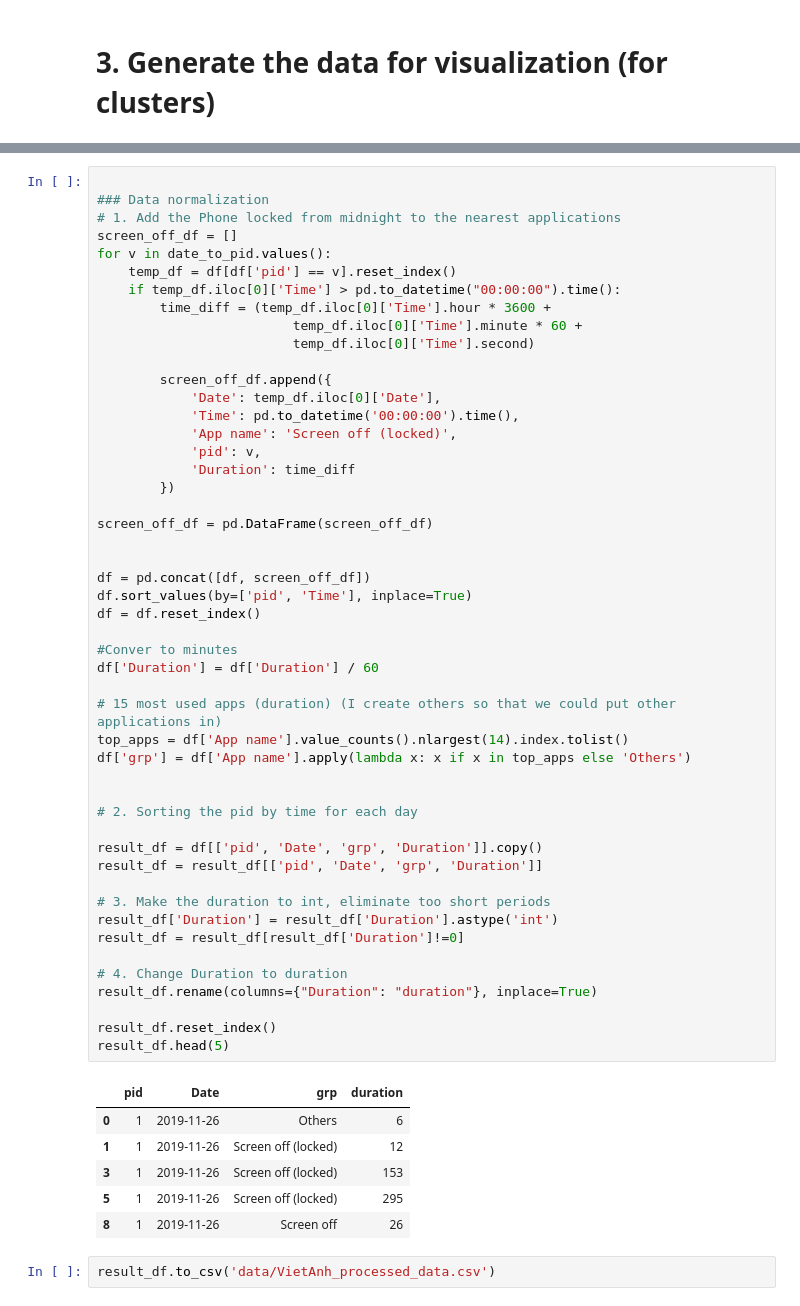
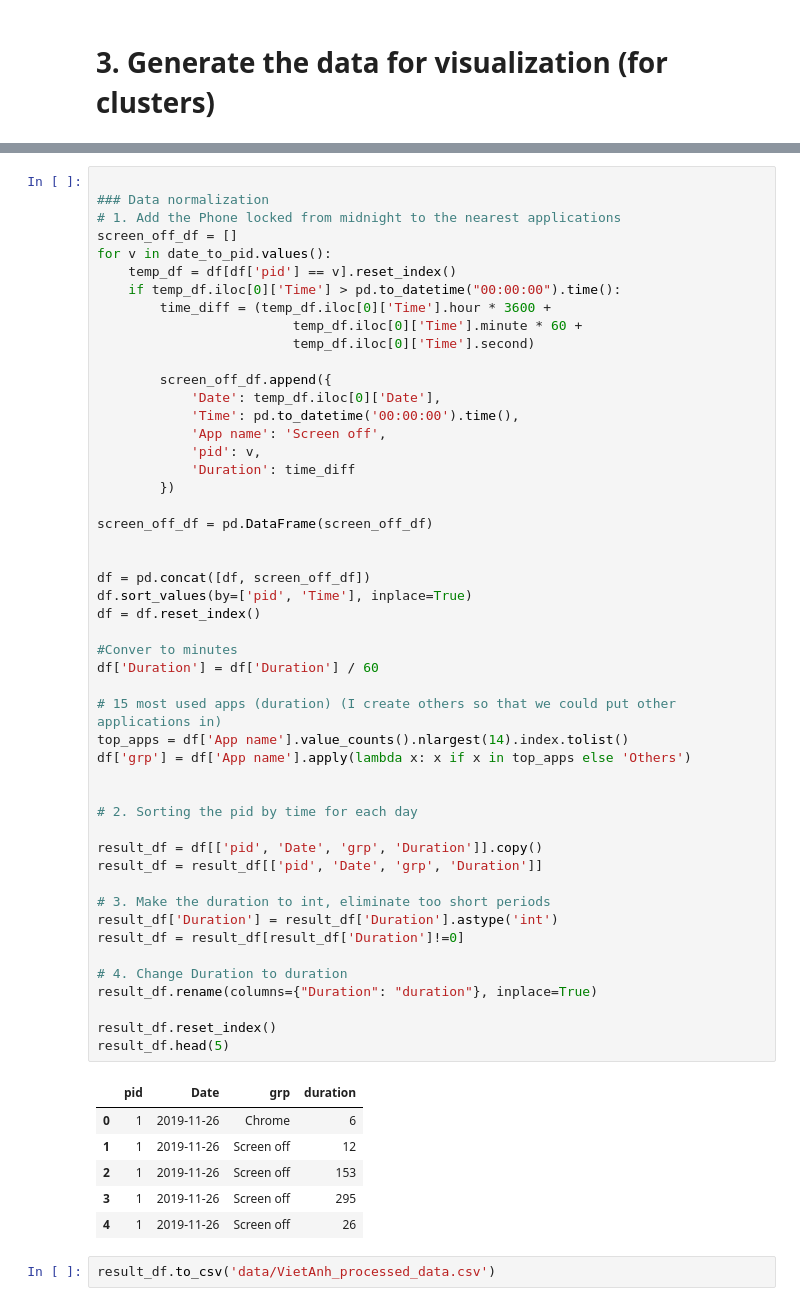
Before and after one commit to VietAnhNguyen20/MobileAppInsights, a Jupyter notebook: Data_Exploration.ipynb, the cells around one changed output, grey strips where cells are left out. Cells and saved outputs as stored; diff of their text form.

```diff
--- a/Data_Exploration.ipynb
+++ b/Data_Exploration.ipynb
@@ -180,7 +210,7 @@ for v in date_to_pid.values():
         screen_off_df.append({
             'Date': temp_df.iloc[0]['Date'],
             'Time': pd.to_datetime('00:00:00').time(),
-            'App name': 'Screen off (locked)',
+            'App name': 'Screen off',
             'pid': v,
             'Duration': time_diff
         })
@@ -189,37 +219,37 @@ screen_off_df = pd.DataFrame(screen_off_df)
 
 
 df = pd.concat([df, screen_off_df])
 df.sort_values(by=['pid', 'Time'], inplace=True)
 df = df.reset_index()
 
 #Conver to minutes
 df['Duration'] = df['Duration'] / 60
 
 # 15 most used apps (duration) (I create others so that we could put other applications in)
 top_apps = df['App name'].value_counts().nlargest(14).index.tolist()
 df['grp'] = df['App name'].apply(lambda x: x if x in top_apps else 'Others')
 
 
 # 2. Sorting the pid by time for each day
 
 result_df = df[['pid', 'Date', 'grp', 'Duration']].copy()
 result_df = result_df[['pid', 'Date', 'grp', 'Duration']]
 
 # 3. Make the duration to int, eliminate too short periods
 result_df['Duration'] = result_df['Duration'].astype('int')
 result_df = result_df[result_df['Duration']!=0]
 
 # 4. Change Duration to duration
 result_df.rename(columns={"Duration": "duration"}, inplace=True)
 
 result_df.reset_index()
 result_df.head(5)
 # %% [output]
 |  | pid | Date | grp | duration |
-| 0 | 1 | 2019-11-26 | Others | 6 |
-| 1 | 1 | 2019-11-26 | Screen off (locked) | 12 |
-| 3 | 1 | 2019-11-26 | Screen off (locked) | 153 |
-| 5 | 1 | 2019-11-26 | Screen off (locked) | 295 |
-| 8 | 1 | 2019-11-26 | Screen off | 26 |
+| 0 | 1 | 2019-11-26 | Chrome | 6 |
+| 1 | 1 | 2019-11-26 | Screen off | 12 |
+| 2 | 1 | 2019-11-26 | Screen off | 153 |
+| 3 | 1 | 2019-11-26 | Screen off | 295 |
+| 4 | 1 | 2019-11-26 | Screen off | 26 |
 # %%
 result_df.to_csv('data/VietAnh_processed_data.csv')
```
Also changed, not shown: parts of 13 cells of this notebook, 6 other files.
